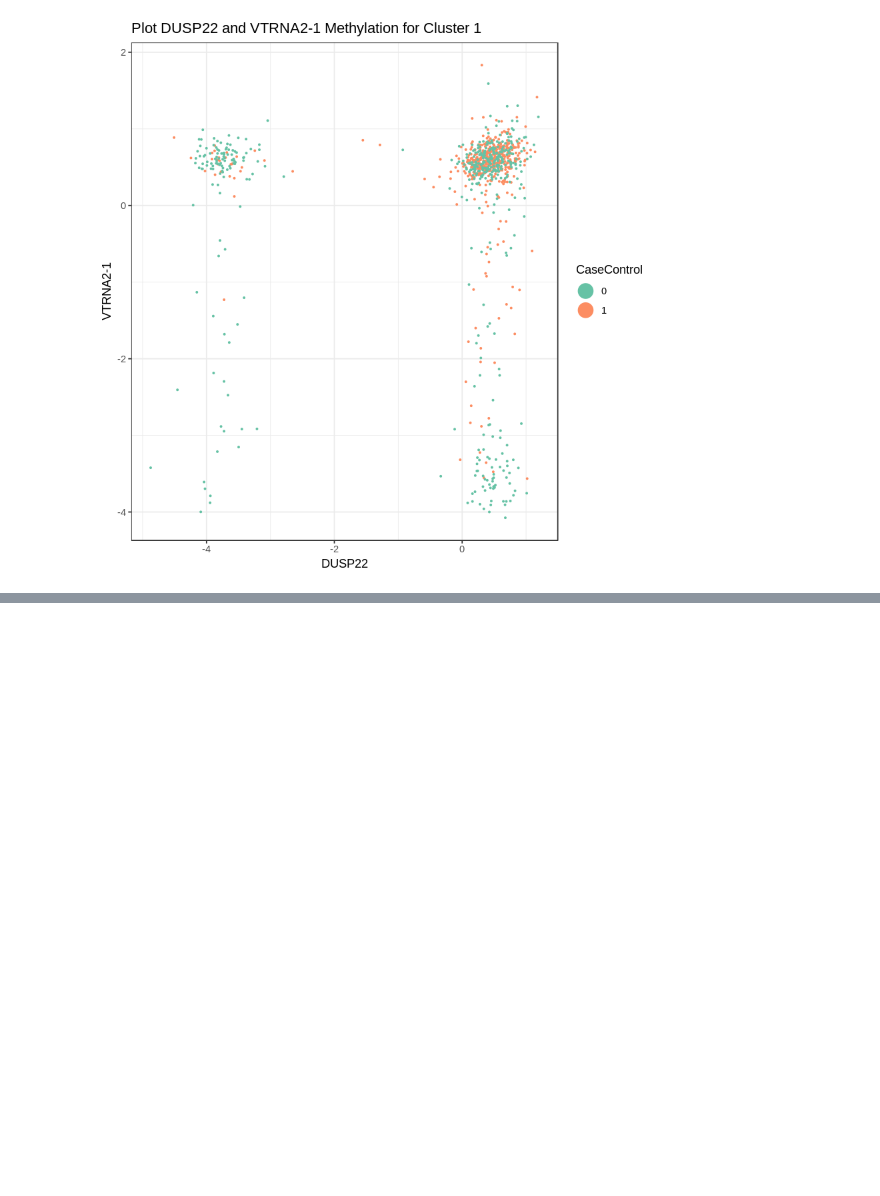
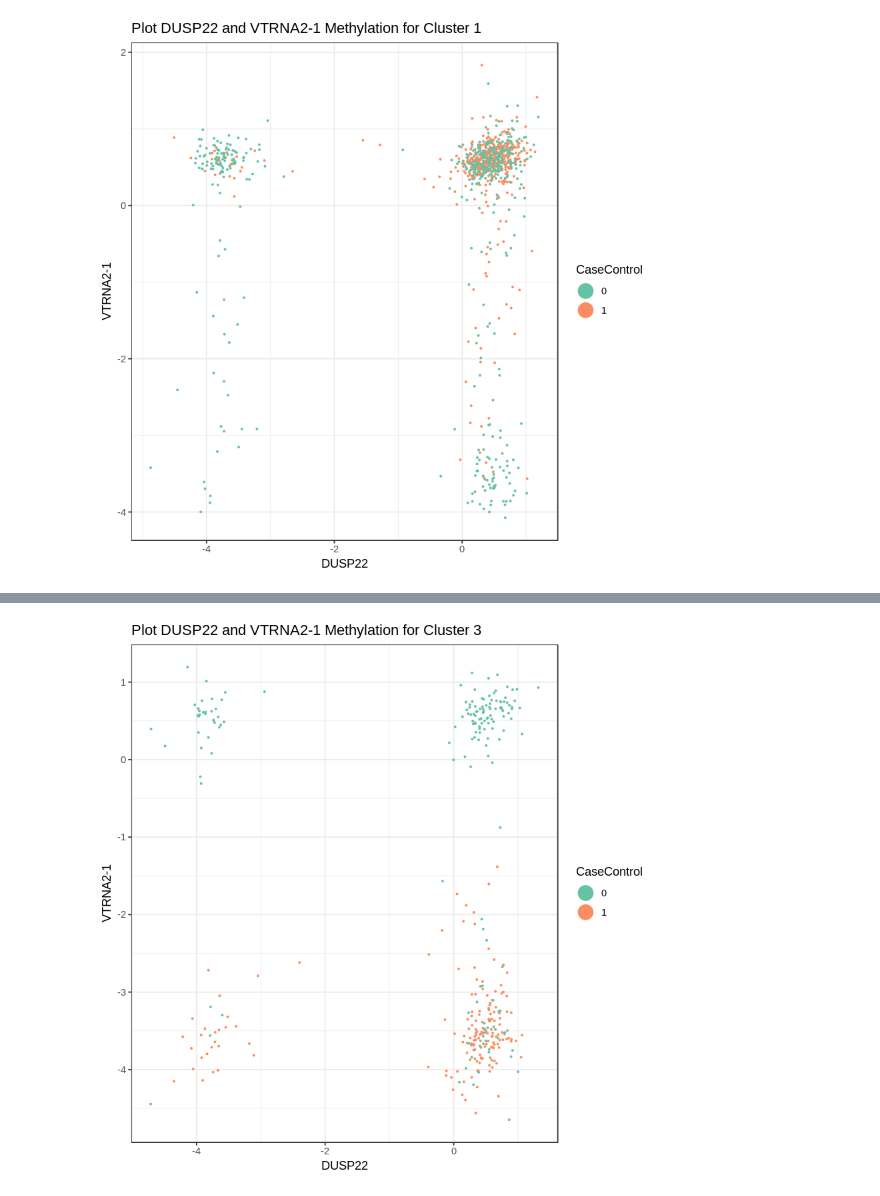
Before and after one commit to computational-epigenetics-section/MCCS_ESS_Cancer, a Jupyter notebook: Exploratory Analysis for Prostate Cancer and Machine Learning based Feature Selection.ipynb, the cells around one changed output, grey strips where cells are left out. Drawn from its saved outputs; the diff is of its cells as text; code cells hidden in the pictures; blank space fills up the shorter version.

```diff
--- a/Exploratory Analysis for Prostate Cancer and Machine Learning based Feature Selection.ipynb
+++ b/Exploratory Analysis for Prostate Cancer and Machine Learning based Feature Selection.ipynb
@@ -187,0 +201,11 @@ print(g)
+# %%
+test_VT_DUSP <- cluster3_data[c("DUSP22","CaseControl","VTRNA2.1")]
+g <- ggplot(test_VT_DUSP, aes(x=DUSP22, y=VTRNA2.1,colour = CaseControl)) +
+geom_point(size=0.45) +
+guides(colour=guide_legend(override.aes=list(size=6))) +
+xlab("DUSP22") + ylab("VTRNA2-1") +theme_bw()+
+ggtitle("Plot DUSP22 and VTRNA2-1 Methylation for Cluster 3") +
+scale_colour_brewer(palette = "Set2")
+print(g)
+# %% [output]
+[figure, added]
```
Also changed, not shown: parts of 5 cells of this notebook.
